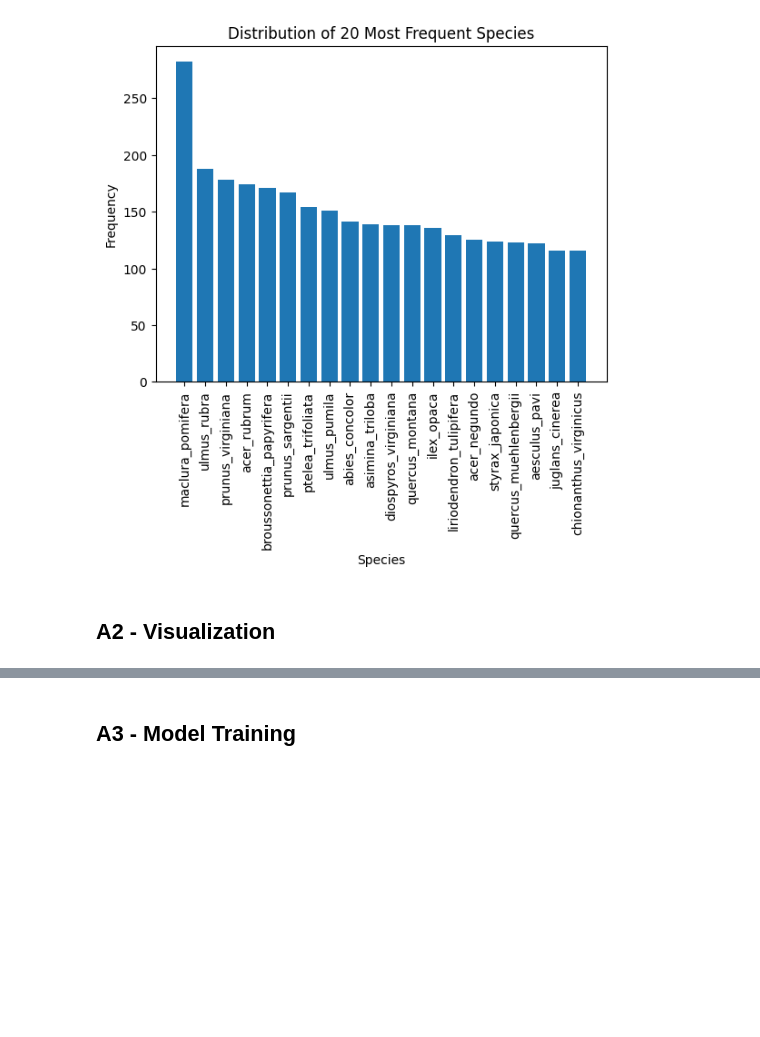
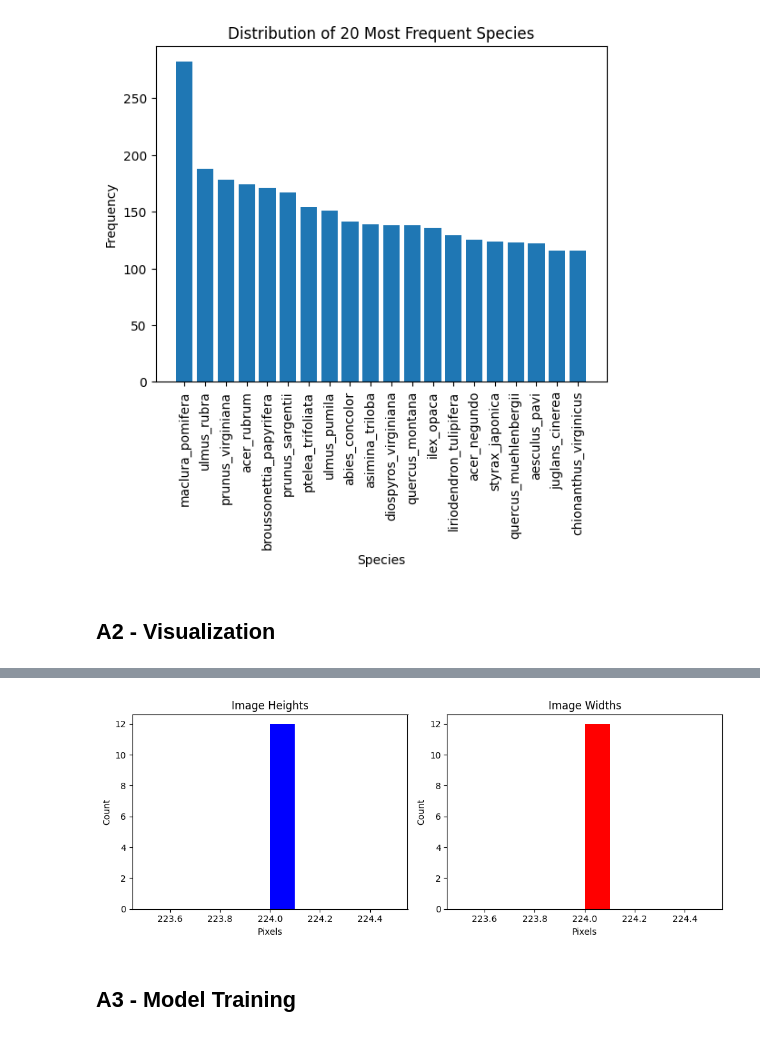
Before and after one commit to jmburke4/leaf-species-classification, a Jupyter notebook: report.ipynb, the cells around one changed output, grey strips where cells are left out. Cells and saved outputs as stored; diff of their text form; code cells hidden in the pictures; blank space fills up the shorter version.

```diff
--- a/report.ipynb
+++ b/report.ipynb
@@ -68,3 +126,28 @@ Image Count: 3671
+# %%
+# shape returns (height, width, channel)
+
+heights = []
+widths = []
+for i in range(len(images)):
+    heights.append(images[i].shape[0])
+    widths.append(images[i].shape[1])
+
+fig, axes = plt.subplots(nrows=1, ncols=2, figsize=(10, 4))
+
+axes[0].hist(heights, color='blue')
+axes[0].set_title('Image Heights')
+axes[0].set_xlabel('Pixels')
+axes[0].set_ylabel('Count')
+
+axes[1].hist(widths, color='red')
+axes[1].set_title('Image Widths')
+axes[1].set_xlabel('Pixels')
+axes[1].set_ylabel('Count')
+
+plt.tight_layout()
+plt.show()
+# %% [output]
+[figure, added]
 # %% [markdown]
 ## A3 - Model Training
 # %% [markdown]
```
Also changed, not shown: parts of 4 cells of this notebook.
